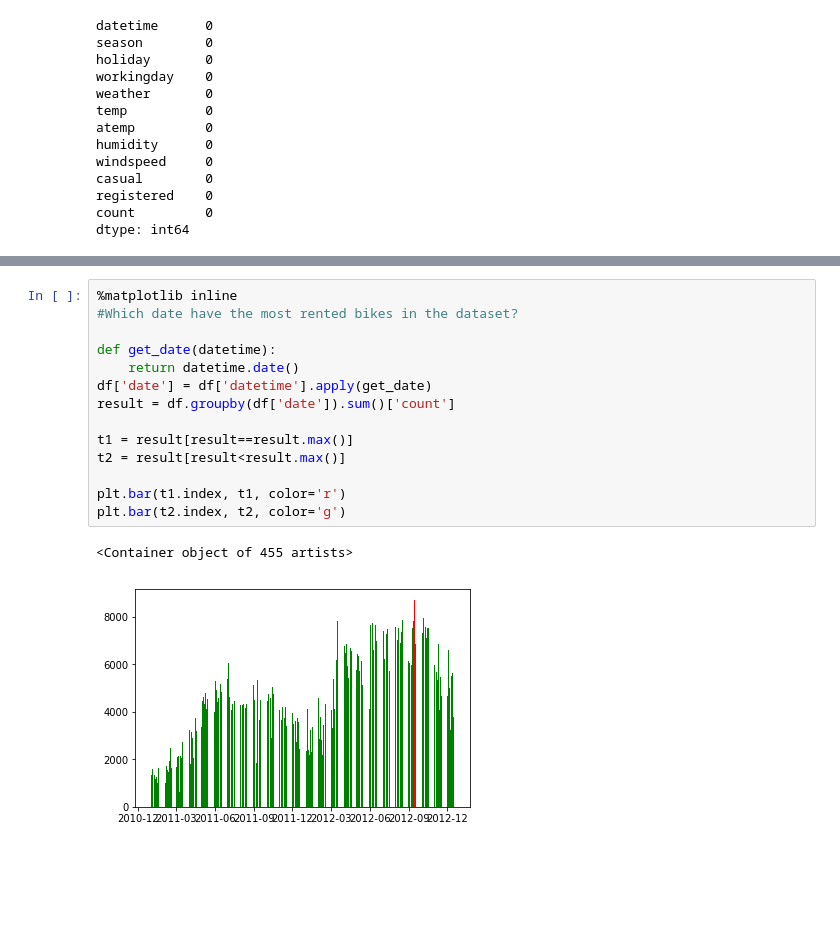
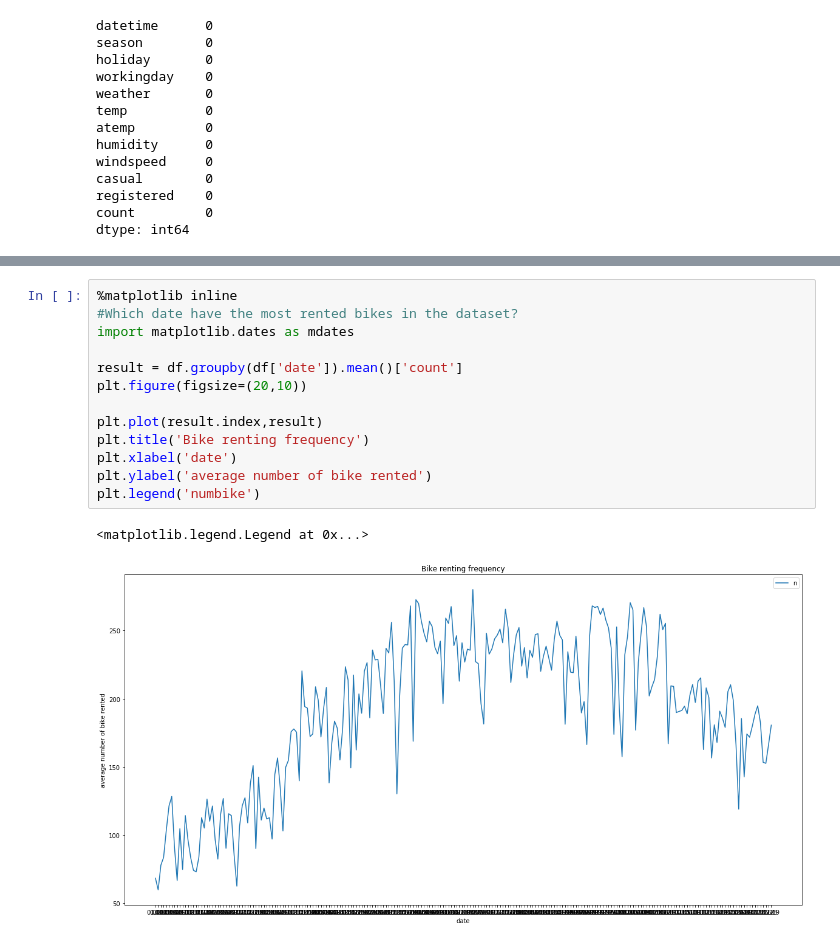
Before and after one commit to stella1104/bikesharing_1, a Jupyter notebook: bikesharing.ipynb, the cells around one changed output, grey strips where cells are left out. Cells and saved outputs as stored; diff of their text form; blank space fills up the shorter version.

```diff
--- a/bikesharing.ipynb
+++ b/bikesharing.ipynb
@@ -119,17 +162,16 @@ result_month_hour.unstack().plot(kind='bar', stacked=False)
-# %%
-%matplotlib inline
-#Which date have the most rented bikes in the dataset?
-
-def get_date(datetime):
-    return datetime.date()
-df['date'] = df['datetime'].apply(get_date)
-result = df.groupby(df['date']).sum()['count']
-
-t1 = result[result==result.max()]
-t2 = result[result<result.max()]
-
-plt.bar(t1.index, t1, color='r')
-plt.bar(t2.index, t2, color='g')
-# %% [output]
-<Container object of 455 artists>
-[figure, removed]
+# %%
+%matplotlib inline
+#Which date have the most rented bikes in the dataset?
+import matplotlib.dates as mdates
+
+result = df.groupby(df['date']).mean()['count']
+plt.figure(figsize=(20,10))
+
+plt.plot(result.index,result)
+plt.title('Bike renting frequency')
+plt.xlabel('date')
+plt.ylabel('average number of bike rented')
+plt.legend('numbike')
+# %% [output]
+<matplotlib.legend.Legend at 0x...>
+[figure, added]
```
Also changed, not shown: parts of 14 cells of this notebook.
